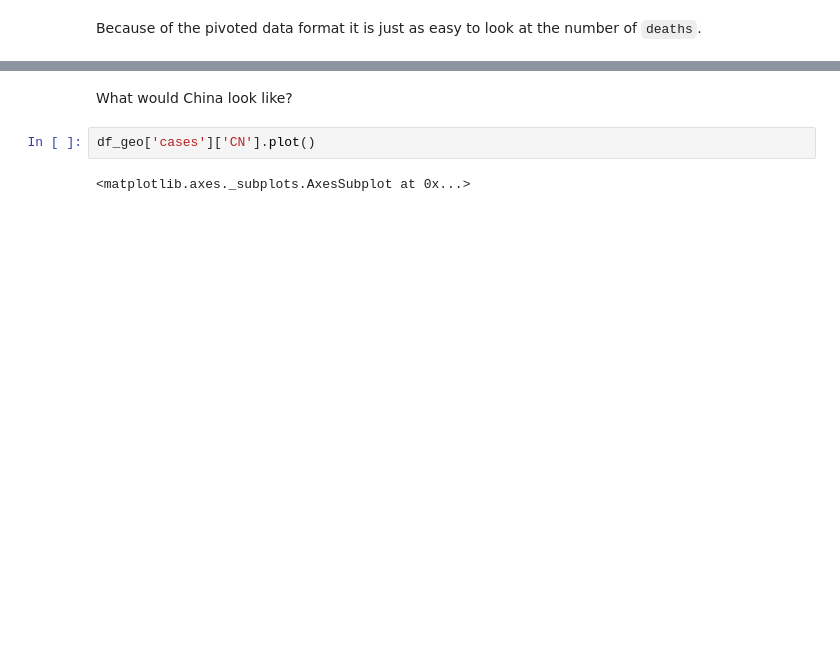
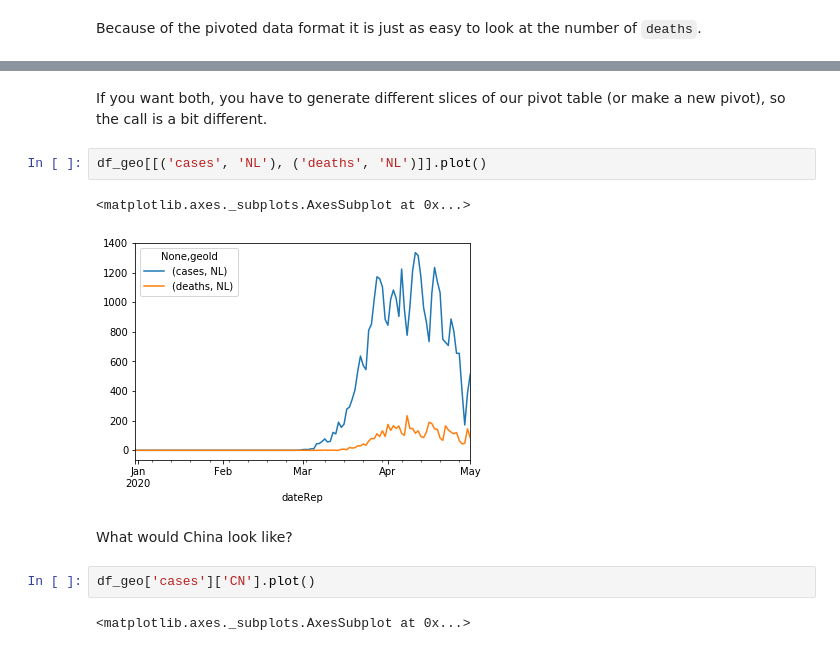
Before and after one commit to R3dje/COVID19, a Jupyter notebook: EUCDC.ipynb, the cells around one changed output, grey strips where cells are left out. Saved outputs shown, nothing was run; the diff lists cells and outputs as text; blank space fills up the shorter version.

```diff
--- a/EUCDC.ipynb
+++ b/EUCDC.ipynb
@@ -113,3 +113,10 @@ df_geo['deaths']['NL'].plot()
+# %% [markdown]
+If you want both, you have to generate different slices of our pivot table (or make a new pivot), so the call is a bit different.
+# %%
+df_geo[[('cases', 'NL'), ('deaths', 'NL')]].plot()
+# %% [output]
+<matplotlib.axes._subplots.AxesSubplot at 0x...>
+[figure, added]
 # %% [markdown]
 What would China look like?
 # %%
```
Also changed, not shown: parts of 31 cells of this notebook, 3 other files.
